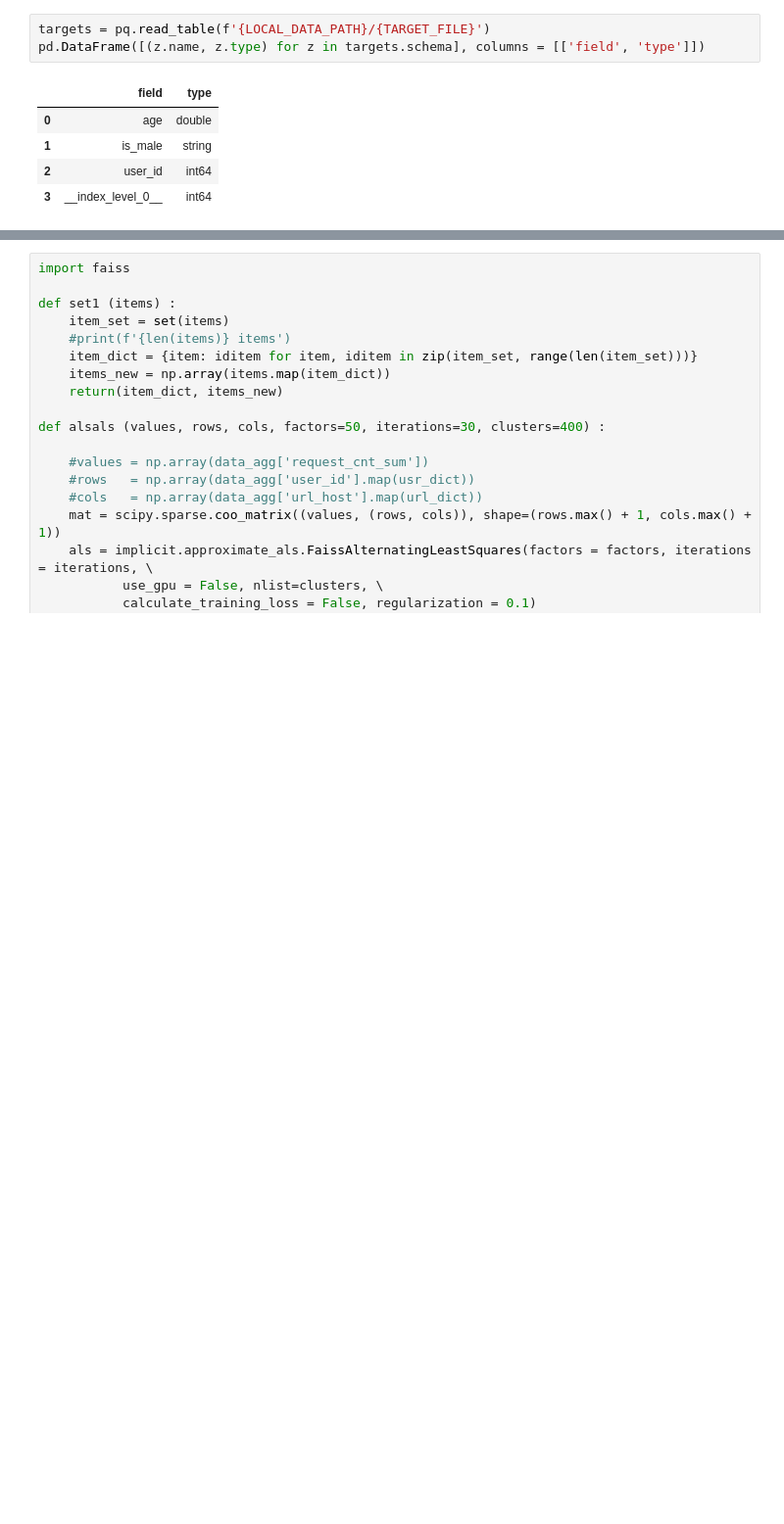
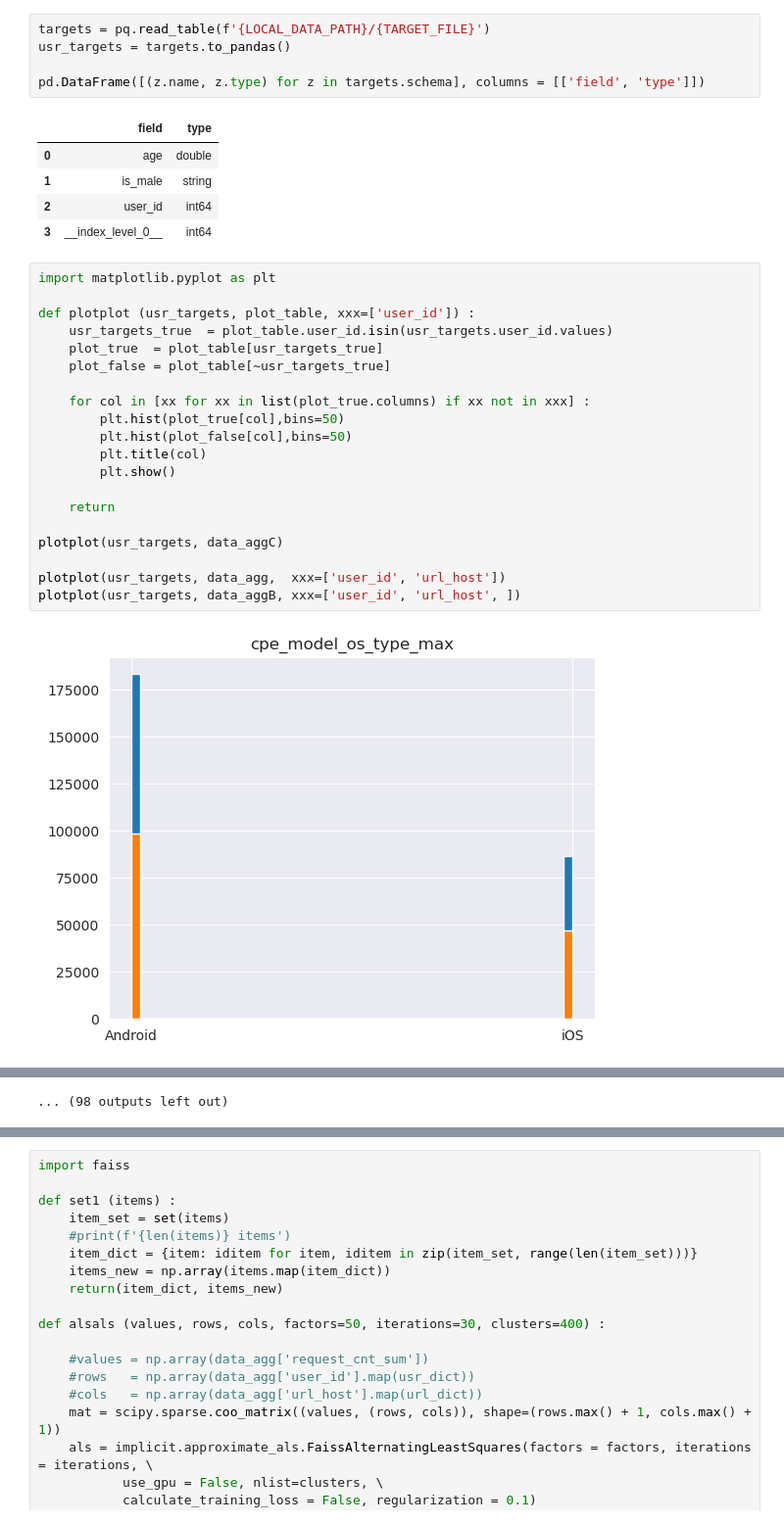
Before and after one commit to SorokinV/Challenge-MTS-2023, a Jupyter notebook: Data-Arch/Context_Baseline_Public.ipynb, the cells around one changed output, grey strips where cells are left out. Shown at 98% size. Cells and saved outputs as stored; diff of their text form; blank space fills up the shorter version.

```diff
--- a/Data-Arch/Context_Baseline_Public.ipynb
+++ b/Data-Arch/Context_Baseline_Public.ipynb
@@ -449,5 +435,7 @@ if 0 :
 # %%
 targets = pq.read_table(f'{LOCAL_DATA_PATH}/{TARGET_FILE}')
+usr_targets = targets.to_pandas()
+
 pd.DataFrame([(z.name, z.type) for z in targets.schema], columns = [['field', 'type']])
 # %% [output]
 |  | field | type |
@@ -455,3 +443,25 @@ pd.DataFrame([(z.name, z.type) for z in targets.schema], columns = [['field', 't
 | 1 | is_male | string |
 | 2 | user_id | int64 |
 | 3 | __index_level_0__ | int64 |
+# %%
+import matplotlib.pyplot as plt
+
+def plotplot (usr_targets, plot_table, xxx=['user_id']) :
+    usr_targets_true  = plot_table.user_id.isin(usr_targets.user_id.values)
+    plot_true  = plot_table[usr_targets_true]
+    plot_false = plot_table[~usr_targets_true]
+
+    for col in [xx for xx in list(plot_true.columns) if xx not in xxx] :
+        plt.hist(plot_true[col],bins=50)
+        plt.hist(plot_false[col],bins=50)
+        plt.title(col)
+        plt.show()
+
+    return
+
+plotplot(usr_targets, data_aggC)
+
+plotplot(usr_targets, data_agg,  xxx=['user_id', 'url_host'])
+plotplot(usr_targets, data_aggB, xxx=['user_id', 'url_host', ])
+# %% [output]
+[figure, added]
@@ -457,0 +479 @@ pd.DataFrame([(z.name, z.type) for z in targets.schema], columns = [['field', 't
+... (98 outputs left out)
```
Also changed, not shown: parts of 23 cells of this notebook, 1 other file.
